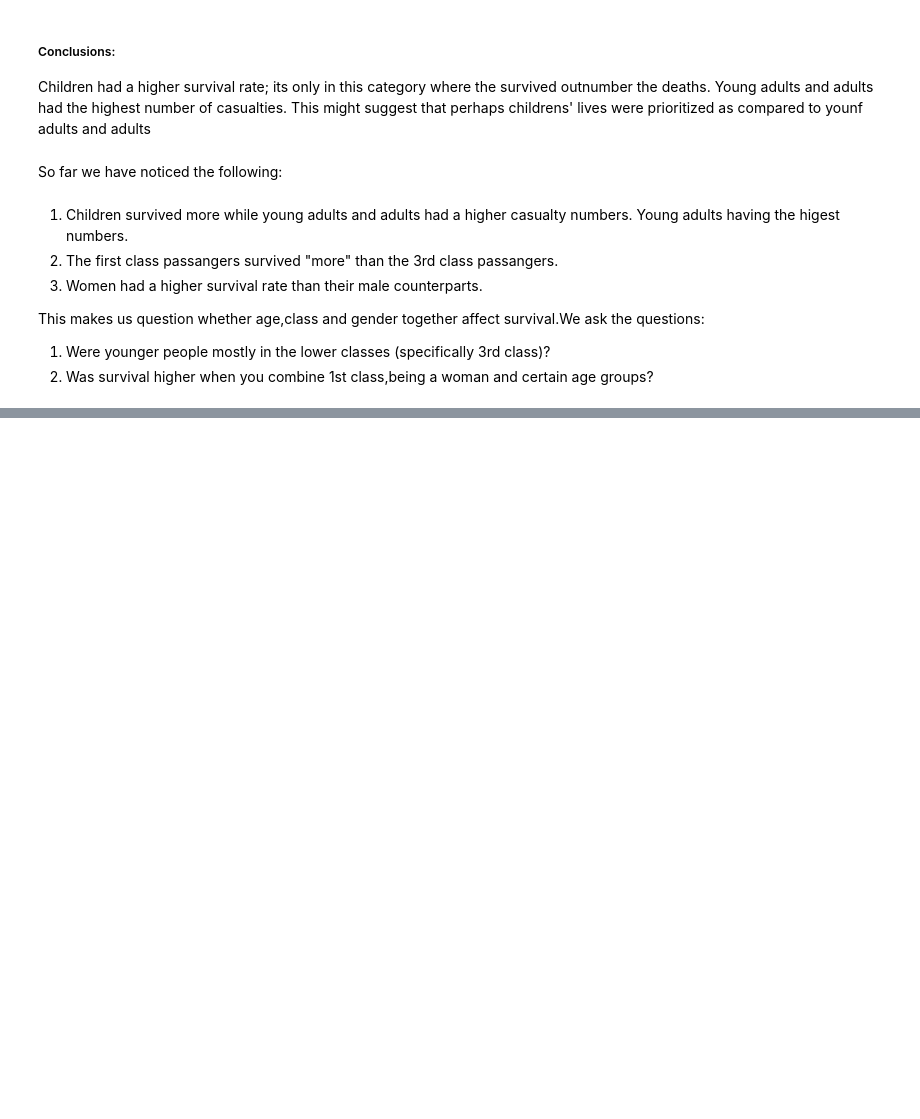
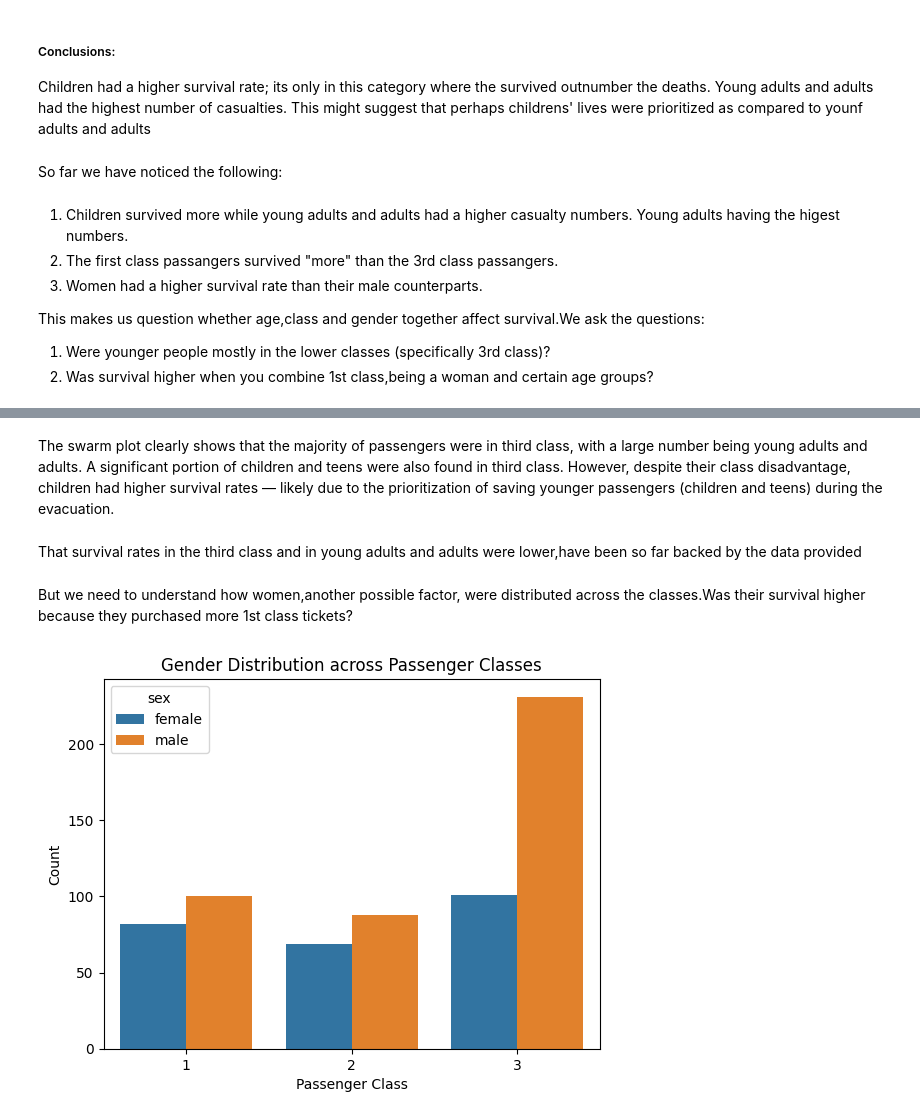
Before and after one commit to K-Atina/Titanic-Dataset, a Jupyter notebook: Titanic_Dataset.ipynb, the cells around one changed output, grey strips where cells are left out. Saved outputs shown, nothing was run; the diff lists cells and outputs as text; code cells hidden in the pictures; blank space fills up the shorter version.

Commit message:
Identified the likely survivors

```diff
--- a/Titanic_Dataset.ipynb
+++ b/Titanic_Dataset.ipynb
@@ -337,0 +346,16 @@ This makes us question whether age,class and gender together affect survival.We
+# %% [markdown]
+The swarm plot clearly shows that the majority of passengers were in third class, with a large number being young adults and adults.
+A significant portion of children and teens were also found in third class.
+However, despite their class disadvantage, children had higher survival rates — likely due to the prioritization of saving younger passengers (children and teens) during the evacuation.
+# %% [markdown]
+That survival rates in the third class and in young adults and adults  were lower,have been so far backed by the data provided
+# %% [markdown]
+But we need to understand how women,another possible factor, were distributed across the classes.Was their survival higher because they purchased more 1st class tickets?
+# %%
+sns.countplot(data=df_cleaned, x='pclass', hue='sex')
+plt.title("Gender Distribution across Passenger Classes")
+plt.xlabel("Passenger Class")
+plt.ylabel("Count")
+plt.show()
+# %% [output]
+[figure, added]
```
Also changed, not shown: parts of 7 cells of this notebook.
